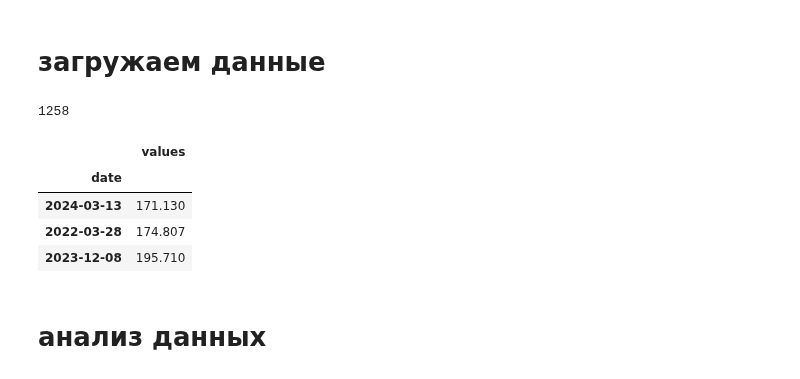
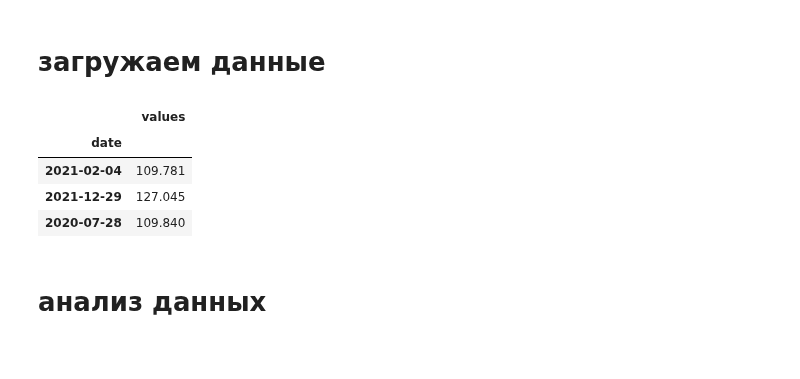
Before and after one commit to mechanoid5/ml_lectorium_2024_I, a Jupyter notebook: examples/22-time-series/03-regr-fet.ipynb, the cells around one changed output. Drawn from its saved outputs; the diff is of its cells as text; code cells hidden in the pictures.

```diff
--- a/examples/22-time-series/03-regr-fet.ipynb
+++ b/examples/22-time-series/03-regr-fet.ipynb
@@ -28,13 +28,11 @@ import matplotlib.pyplot as plt
 # Data from Google Finance
 
 from pandas_datareader.data import DataReader
-df = DataReader("AAPL", "stooq")
+# df = DataReader("AAPL", "stooq")
 # df = DataReader("GS", "stooq")
-#df = DataReader("IBM", 'stooq')
-df = df.reset_index()[['Date','Close']].rename(columns={'Close':'values','Date':'date'})
+df = DataReader("IBM", 'stooq').reset_index()
+df = df[['Date','Close']].rename(columns={'Close':'values','Date':'date'})
 df = df.set_index('date').sort_index()
-
-# df = df['values'].rolling(window=7*4).mean().dropna().to_frame().sort_index()
 # %%
 # # monthly totals of a US airline passengers from 1949 to 1960
 # #
@@ -51,15 +49,13 @@ df = df.set_index('date').sort_index()
 # df = df[['#Passengers']].rename(columns={'#Passengers':'values'})
 # df = df.sort_index()
 # %%
-display(len(df))
 display(df.sample(3))
 # %% [output]
-1258
 |  | values |
 | date |  |
-| 2024-03-13 | 171.130 |
-| 2022-03-28 | 174.807 |
-| 2023-12-08 | 195.710 |
+| 2021-02-04 | 109.781 |
+| 2021-12-29 | 127.045 |
+| 2020-07-28 | 109.840 |
 # %% [markdown]
 # анализ данных
 # %% [markdown]
```
Also changed, not shown: parts of 24 cells of this notebook.
